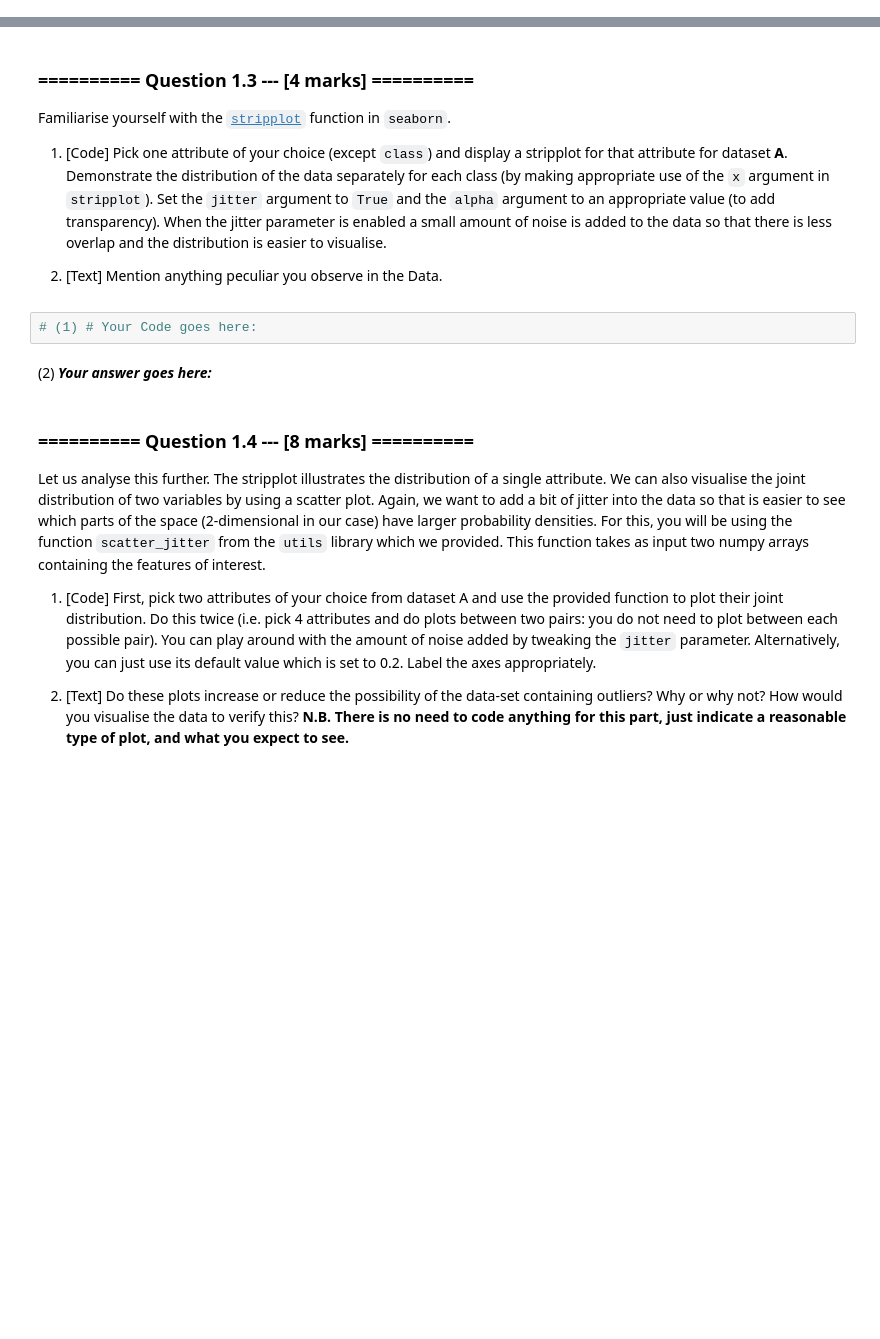
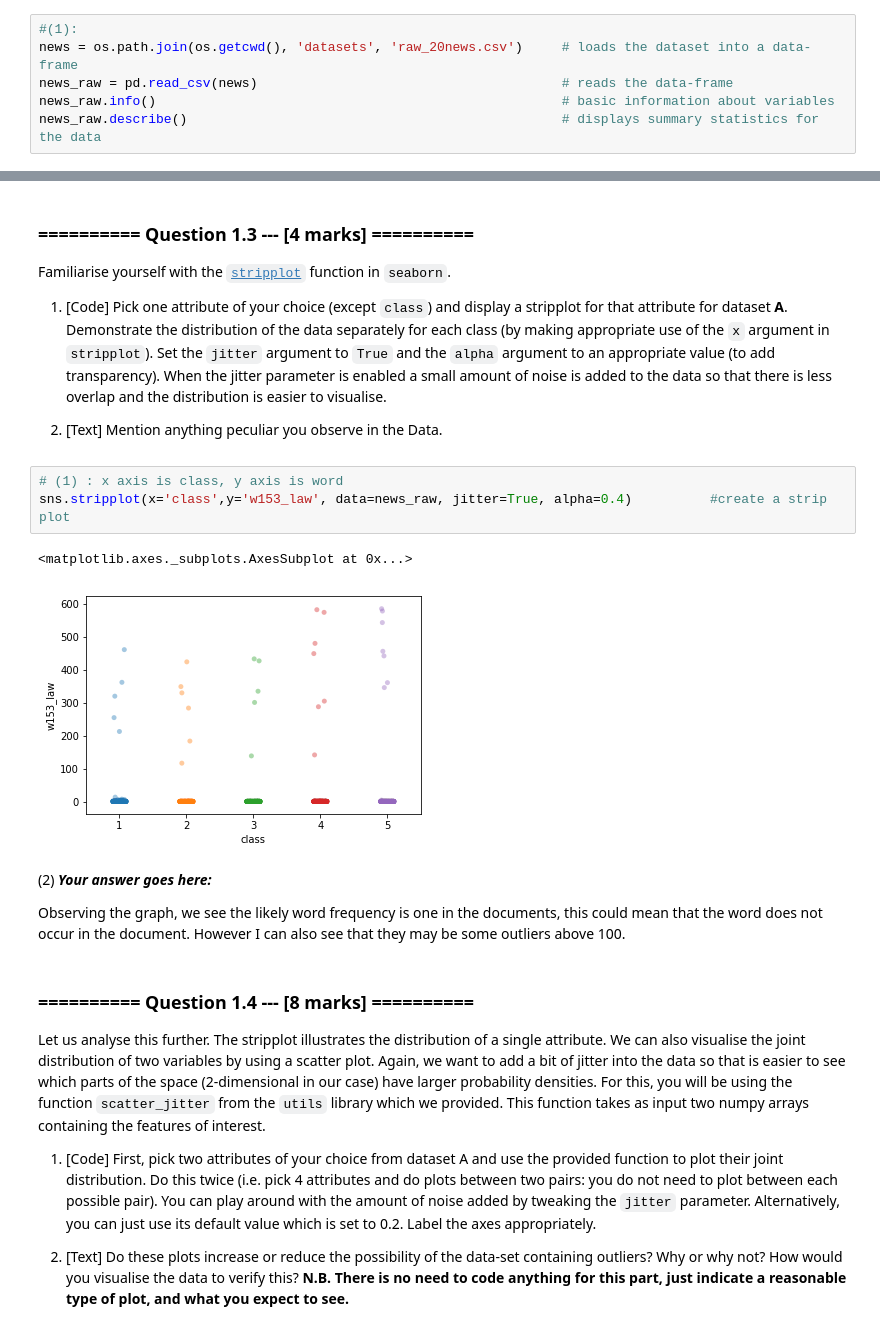
Before and after one commit to aadulan/iaml2018, a Jupyter notebook: Assignments/01_Analysis.ipynb, the cells around one changed output, grey strips where cells are left out. Cells and saved outputs as stored; diff of their text form; blank space fills up the shorter version.

```diff
--- a/Assignments/01_Analysis.ipynb
+++ b/Assignments/01_Analysis.ipynb
@@ -128,0 +125,6 @@ Your first task is to get a feel for the data that you will be dealing with in t
+# %%
+#(1):
+news = os.path.join(os.getcwd(), 'datasets', 'raw_20news.csv')     # loads the dataset into a data-frame
+news_raw = pd.read_csv(news)                                       # reads the data-frame
+news_raw.info()                                                    # basic information about variables
+news_raw.describe()                                                # displays summary statistics for the data
@@ -141,10 +182,16 @@ Familiarise yourself with the [`stripplot`](https://seaborn.github.io/generated/
 1. [Code] Pick one attribute of your choice (except `class`) and display a stripplot for that attribute for dataset **A**. Demonstrate the distribution of the data separately for each class (by making appropriate use of the `x` argument in `stripplot`). Set the `jitter` argument to `True` and the `alpha` argument to an appropriate value (to add transparency). When the jitter parameter is enabled a small amount of noise is added to the data so that there is less overlap and the distribution is easier to visualise.
 
 1. [Text] Mention anything peculiar you observe in the Data.
-# %%
-# (1) # Your Code goes here:
-# %% [markdown]
-(2) ***Your answer goes here:***
+# %%
+# (1) : x axis is class, y axis is word
+sns.stripplot(x='class',y='w153_law', data=news_raw, jitter=True, alpha=0.4)          #create a strip plot
+# %% [output]
+<matplotlib.axes._subplots.AxesSubplot at 0x...>
+[figure, added]
+# %% [markdown]
+(2) ***Your answer goes here:***
+
+Observing the graph, we see the likely word frequency is one in the documents, this could mean that the word does not occur in the document. However I can also see that they may be some outliers above 100.
 # %% [markdown]
 ### ========== Question 1.4  --- [8 marks] ==========
 Let us analyse this further. The stripplot illustrates the distribution of a single attribute. We can also visualise the joint distribution of two variables by using a scatter plot. Again, we want to add a bit of jitter into the data so that is easier to see which parts of the space (2-dimensional in our case) have larger probability densities. For this, you will be using the function `scatter_jitter` from the `utils` library which we provided. This function takes as input two numpy arrays containing the features of interest.
```
Also changed, not shown: parts of 19 cells of this notebook.
